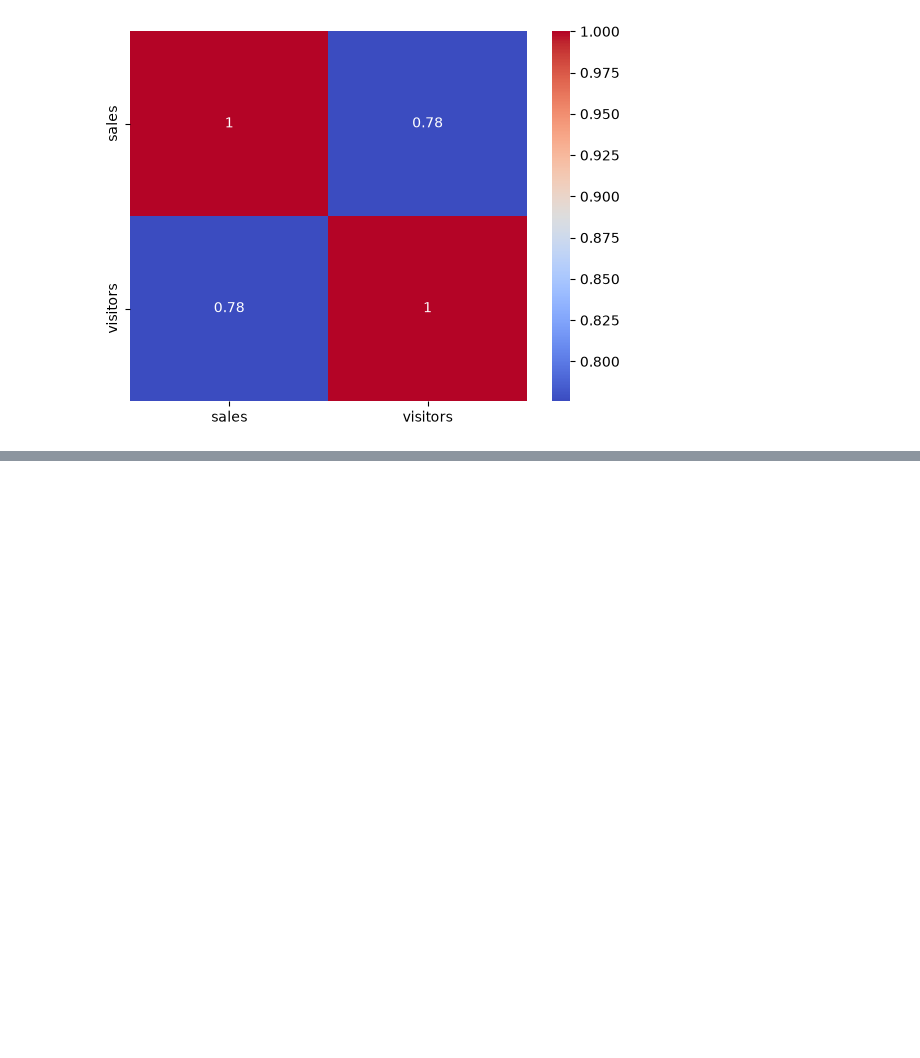
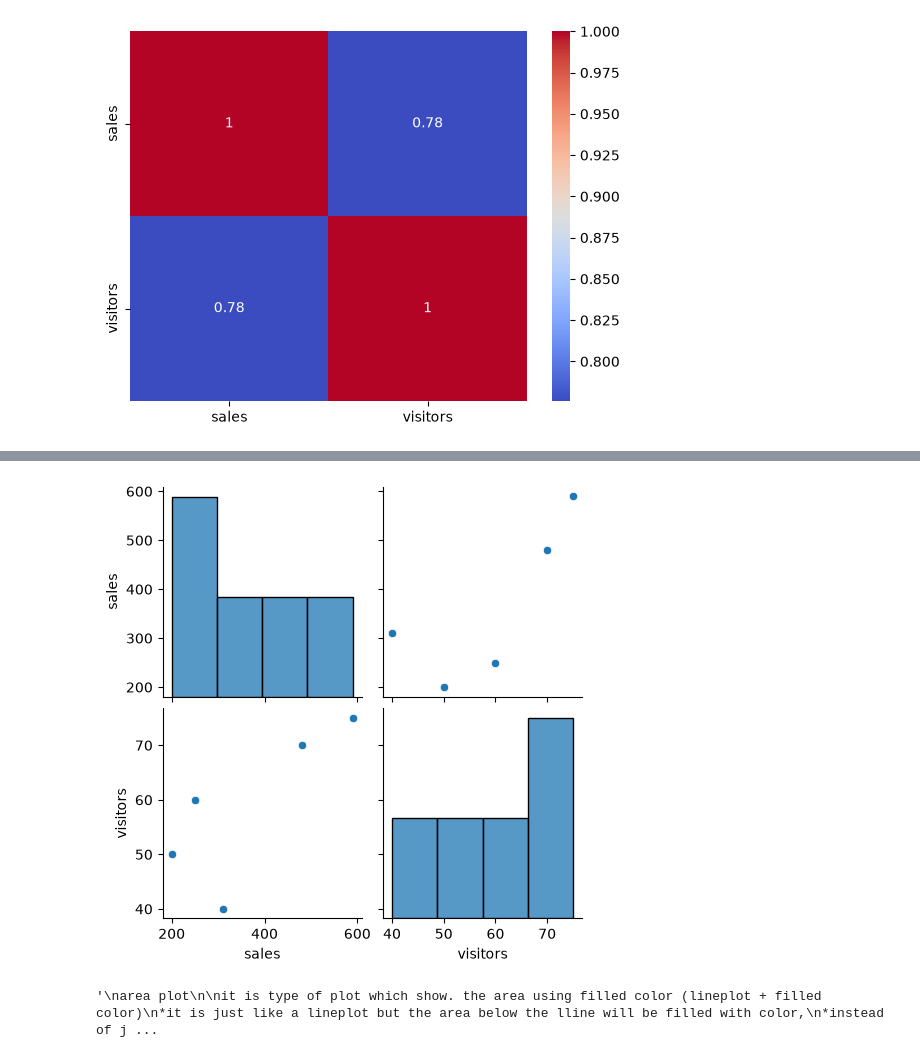
Before and after one commit to AmitKumarPrasad1846/Complete_AI_ML_challenge, a Jupyter notebook: 05_seaborn/seaborn_day_1.ipynb, the cells around one changed output, grey strips where cells are left out. Saved outputs shown, nothing was run; the diff lists cells and outputs as text; code cells hidden in the pictures; blank space fills up the shorter version.

```diff
--- a/05_seaborn/seaborn_day_1.ipynb
+++ b/05_seaborn/seaborn_day_1.ipynb
@@ -208,0 +226,16 @@ plt.show()
+# %%
+sns.pairplot(df)
+plt.show()
+# %% [output]
+[figure, added]
+# %%
+'''
+area plot
+
+it is type of plot which show. the area using filled color (lineplot + filled color)
+*it is just like a lineplot but the area below the lline will be filled with color,
+*instead of just showing line it show the volume using filled color
+
+'''
+# %% [output]
+'\narea plot\n\nit is type of plot which show. the area using filled color (lineplot + filled color)\n*it is just like a lineplot but the area below the lline will be filled with color,\n*instead of j ...
```
Also changed, not shown: parts of 5 cells of this notebook.
